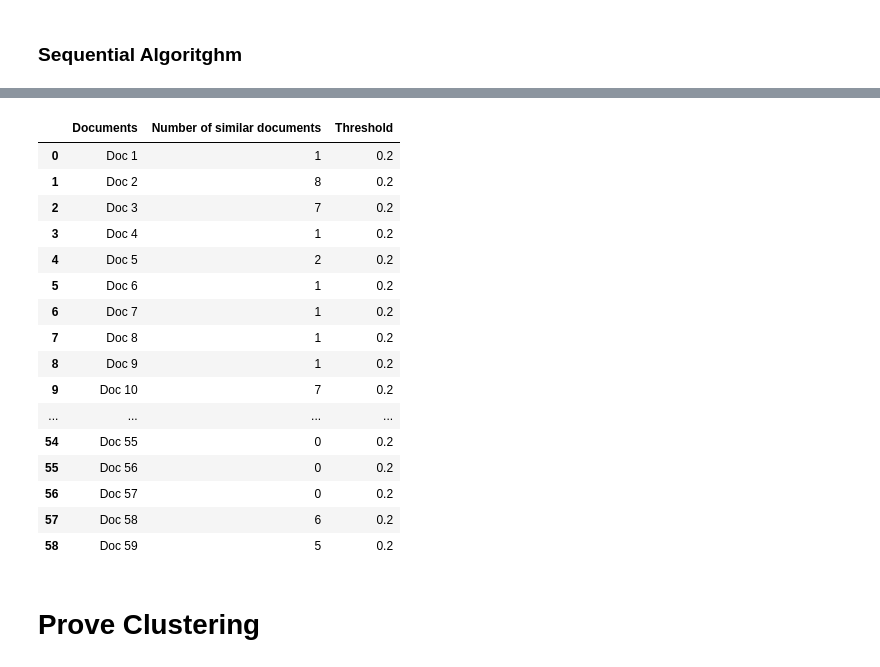
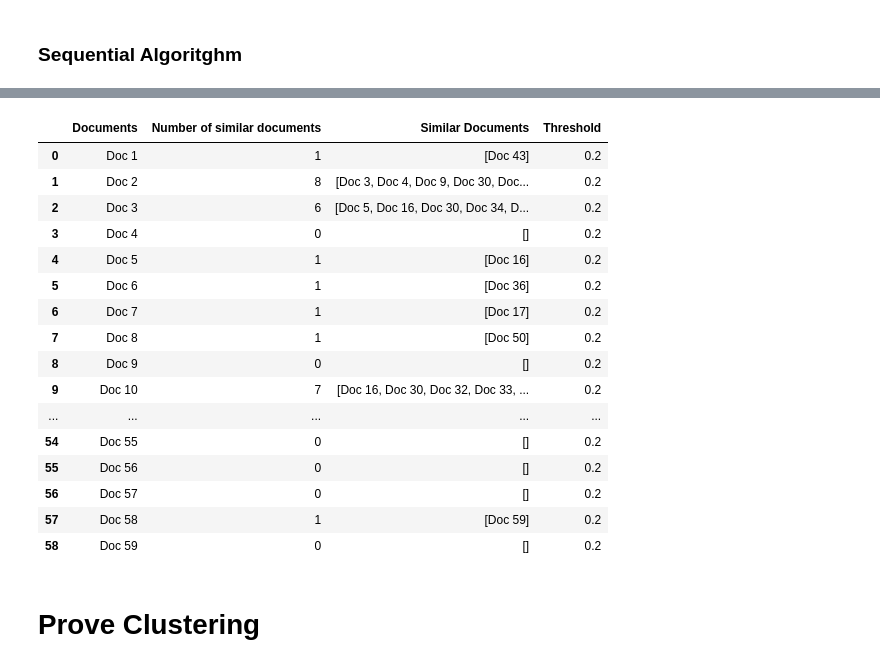
Before and after one commit to tali9943/DocPairSimilarity, a Jupyter notebook: DocSimilarity.ipynb, the cells around one changed output, grey strips where cells are left out. Saved outputs shown, nothing was run; the diff lists cells and outputs as text; code cells hidden in the pictures.

Commit message:
sequential#3

```diff
--- a/DocSimilarity.ipynb
+++ b/DocSimilarity.ipynb
@@ -123,9 +123,9 @@ def similarity(tfidf_matrix):
     # creiamo una tabella con le cosine similarity per ogni coppia di documenti
     sim_table = pd.DataFrame(cos_sim, columns=['Doc ' + str(i+1) for i in range(cos_sim.shape[0])], index=['Doc ' + str(i+1) for i in range(cos_sim.shape[0])])
 
-    return sim_table
+    return sim_table, cos_sim
 
-cos_sim_table = similarity(tfidf_matrix_docs)
+cos_sim_table, cos_sim = similarity(tfidf_matrix_docs)
 cos_sim_table
 # %% [output]
 |  | Doc 1 | Doc 2 | Doc 3 | Doc 4 | Doc 5 | Doc 6 | Doc 7 | Doc 8 | Doc 9 | Doc 10 | ... | ... |
@@ -148,5 +148,7 @@ cos_sim_table
 59 rows × 59 columns
 # %% [markdown]
 ## For each document calculate the number of documents with a certain thresholds
+# %%
+threshold = 0.2
 # %% [markdown]
 ### Sequential Algoritghm
@@ -153,14 +173,15 @@ cos_sim_table
 # %%
 def sequential_count_similar_documents(cos_sim_table, threshold):
     num_similar = []
-    for i in range(cos_sim_table.shape[0]):
+    num_docs = cos_sim_table.shape[0]
+    for i in range(num_docs):
         num = 0
-        for j in range(cos_sim_table.shape[1]):
-            if i != j and cos_sim_table.iloc[i,j] > threshold:
+        for j in range(i+1, num_docs):
+            if cos_sim_table.iloc[i,j] > threshold:
                 num += 1
         num_similar.append(num)
     return num_similar, threshold
 
-num_similar, threshold = sequential_count_similar_documents(cos_sim_table, 0.2)
+num_similar, threshold = sequential_count_similar_documents(cos_sim_table, threshold)
 print(num_similar)
 # %% [output]
@@ -167,0 +189,13 @@ print(num_similar)
+# %%
+def sequential_similar_documents(cos_sim_table, threshold):
+    similar_docs = []
+    num_docs = cos_sim_table.shape[0]
+    for i in range(num_docs):
+        sim_docs = []
+        for j in range(i+1, num_docs):
+            if cos_sim_table.iloc[i,j] > threshold:
+                sim_docs.append(f"Doc {j+1}")
+        similar_docs.append(sim_docs)
+    return similar_docs
+similar_docs = sequential_similar_documents(cos_sim_table, threshold)
+similar_docs
@@ -168,32 +220,31 @@ print(num_similar)
 # %%
 import pandas as pd
 
-def create_similar_table(num_similar, threshold):
+def create_similar_table(similar_docs, num_similar, threshold):
     doc_names = [f"Doc {i+1}" for i in range(len(num_similar))]
-    similar_table = pd.DataFrame({"Documents": doc_names, "Number of similar documents": num_similar, "Threshold":threshold })
+    similar_table = pd.DataFrame({"Documents": doc_names, "Number of similar documents": num_similar, "Similar Documents": similar_docs, "Threshold": threshold})
     return similar_table
 
-
-similar_table = create_similar_table(num_similar, threshold)
+similar_table = create_similar_table(similar_docs, num_similar, threshold)
 similar_table
 # %% [output]
-|  | Documents | Number of similar documents | Threshold |
-| 0 | Doc 1 | 1 | 0.2 |
-| 1 | Doc 2 | 8 | 0.2 |
-| 2 | Doc 3 | 7 | 0.2 |
-| 3 | Doc 4 | 1 | 0.2 |
-| 4 | Doc 5 | 2 | 0.2 |
-| 5 | Doc 6 | 1 | 0.2 |
-| 6 | Doc 7 | 1 | 0.2 |
-| 7 | Doc 8 | 1 | 0.2 |
-| 8 | Doc 9 | 1 | 0.2 |
-| 9 | Doc 10 | 7 | 0.2 |
-| ... | ... | ... | ... |
-| 54 | Doc 55 | 0 | 0.2 |
-| 55 | Doc 56 | 0 | 0.2 |
-| 56 | Doc 57 | 0 | 0.2 |
-| 57 | Doc 58 | 6 | 0.2 |
-| 58 | Doc 59 | 5 | 0.2 |
+|  | Documents | Number of similar documents | Similar Documents | Threshold |
+| 0 | Doc 1 | 1 | [Doc 43] | 0.2 |
+| 1 | Doc 2 | 8 | [Doc 3, Doc 4, Doc 9, Doc 30, Doc... | 0.2 |
+| 2 | Doc 3 | 6 | [Doc 5, Doc 16, Doc 30, Doc 34, D... | 0.2 |
+| 3 | Doc 4 | 0 | [] | 0.2 |
+| 4 | Doc 5 | 1 | [Doc 16] | 0.2 |
+| 5 | Doc 6 | 1 | [Doc 36] | 0.2 |
+| 6 | Doc 7 | 1 | [Doc 17] | 0.2 |
+| 7 | Doc 8 | 1 | [Doc 50] | 0.2 |
+| 8 | Doc 9 | 0 | [] | 0.2 |
+| 9 | Doc 10 | 7 | [Doc 16, Doc 30, Doc 32, Doc 33, ... | 0.2 |
+| ... | ... | ... | ... | ... |
+| 54 | Doc 55 | 0 | [] | 0.2 |
+| 55 | Doc 56 | 0 | [] | 0.2 |
+| 56 | Doc 57 | 0 | [] | 0.2 |
+| 57 | Doc 58 | 1 | [Doc 59] | 0.2 |
+| 58 | Doc 59 | 0 | [] | 0.2 |
 # %% [markdown]
 # Prove Clustering
 # %%
```
Also changed, not shown: parts of 6 cells of this notebook.
